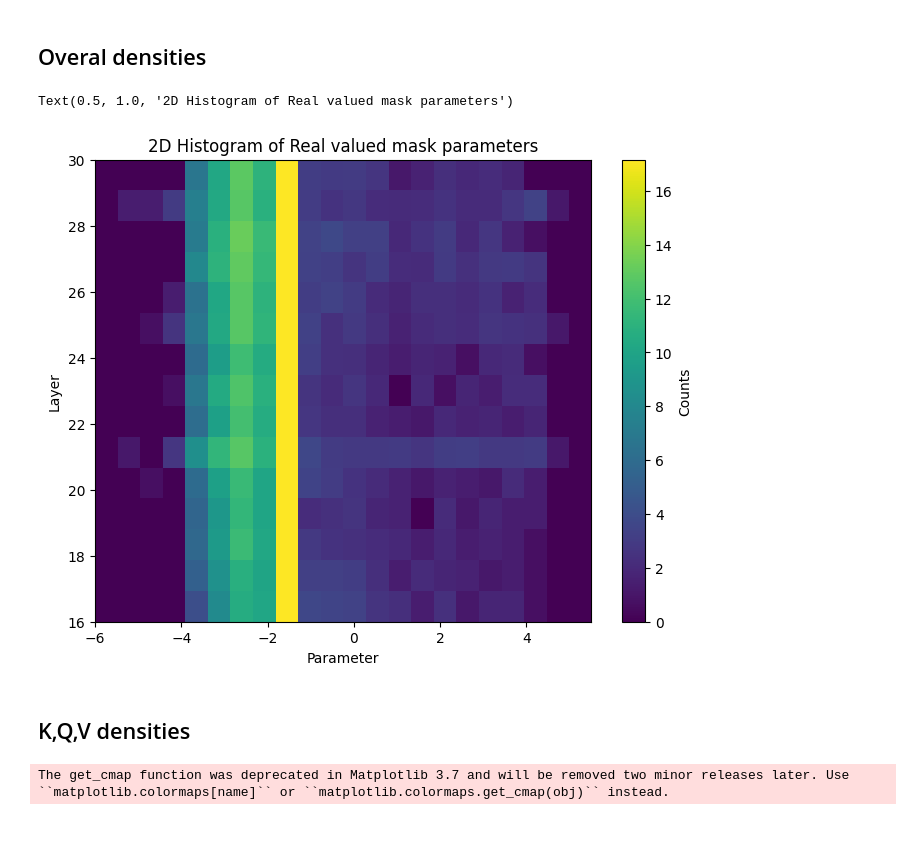
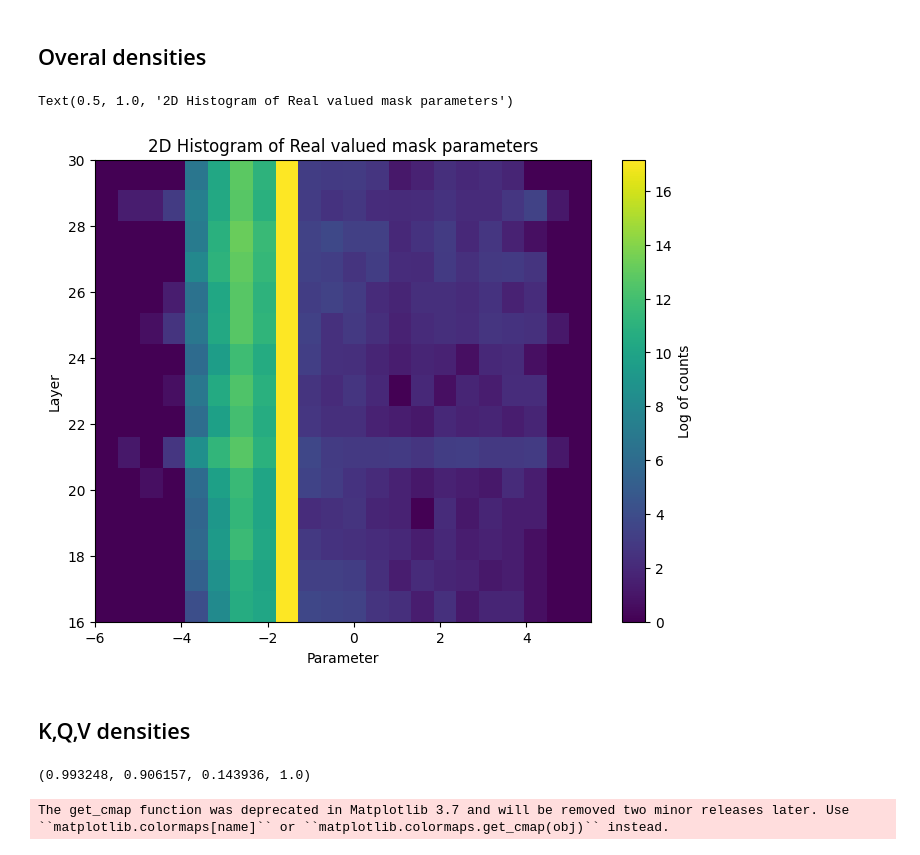
Before and after one commit to NicolasRR/KG_networks, a Jupyter notebook: notebooks/weights_localization.ipynb, the cells around one changed output. Cells and saved outputs as stored; diff of their text form; code cells hidden in the pictures.

```diff
--- a/notebooks/weights_localization.ipynb
+++ b/notebooks/weights_localization.ipynb
@@ -77,30 +80,30 @@ def get_mask(mask_param, tau, training, binary=True):
 # %%
 
 stacked_weights = []
 for l in config.specs.target_layers:
     stacked_weights.append(layer_weights[f"model.layers.{l}.self_attn.mask_qkv_proj"].float().cpu().numpy().flatten())
 stacked_weights = np.stack(stacked_weights)
 l = config.specs.target_layers[0]
 L = config.specs.target_layers[-1]
 m = np.floor(stacked_weights.min())
 M = np.ceil(stacked_weights.max())+0.5
 bins = np.arange(m,M, 0.5)
 hist_matrix = np.zeros((stacked_weights.shape[0], len(bins)-1))
 
 for i, arr in enumerate(stacked_weights):
     counts, _ = np.histogram(arr, bins=bins)
     counts[counts==0] = 1
     hist_matrix[i, :] = np.log(counts)
 # Plot the 2D histogram as a heatmap
 plt.figure(figsize=(8, 6))
 plt.imshow(hist_matrix, aspect='auto', cmap='viridis', extent=[m, M, l, L])
-plt.colorbar(label='Counts')
+plt.colorbar(label='Log of counts')
 plt.xlabel('Parameter')
 plt.ylabel('Layer')
 plt.title('2D Histogram of Real valued mask parameters')
 # %% [output]
 Text(0.5, 1.0, '2D Histogram of Real valued mask parameters')
-[figure, old version]
+[figure, new version]
 # %% [markdown]
 ## K,Q,V densities
 # %%
@@ -117,6 +120,10 @@ for layer_name, weights in layer_weights.items():
         mask = get_mask(weights, config.specs.tau, False, binary=True)
         value_states = mask[query_pos + num_key_value_heads * head_dim:, ...]
         coordinates.append(value_states.nonzero().cpu())
+# %%
+colormap(i)
+# %% [output]
+(0.993248, 0.906157, 0.143936, 1.0)
 # %%
 fig = go.Figure()
 l = config.specs.target_layers[0]
```
Also changed, not shown: parts of 5 cells of this notebook, 1 other file.
